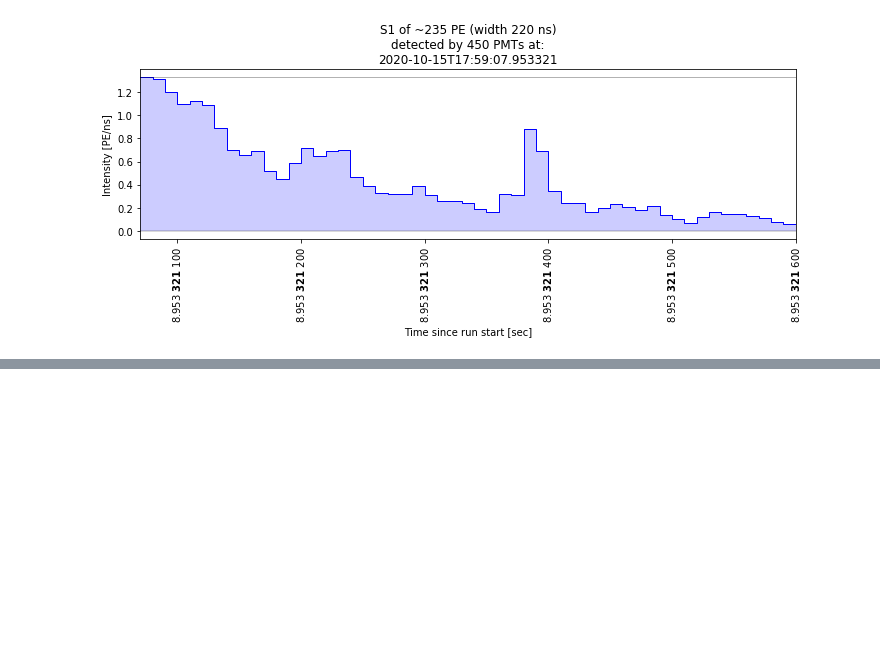
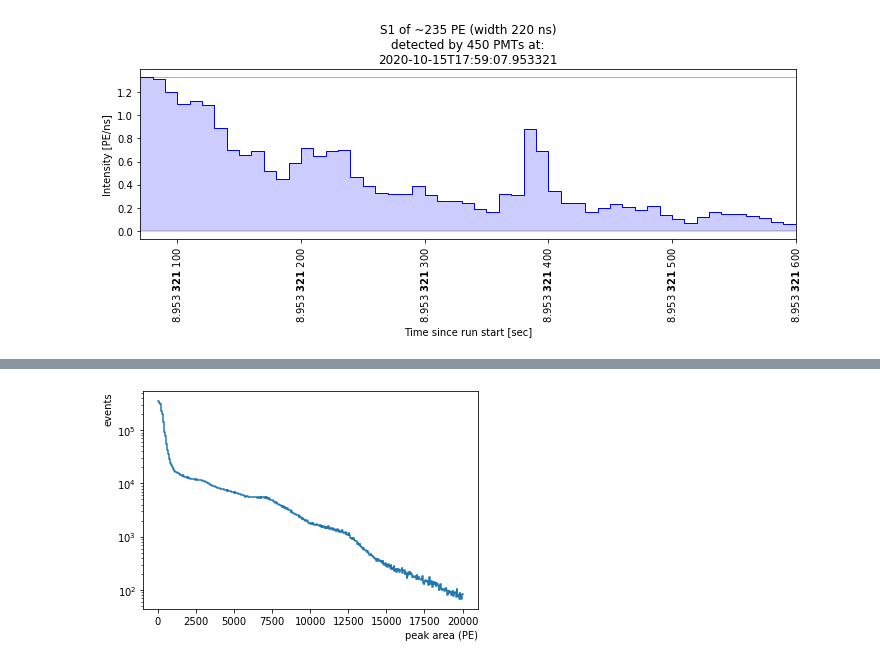
Before and after one commit to valerioda/xenon-note, a Jupyter notebook: fast_response_analysis/firstdata-nT.ipynb, the cells around one changed output, grey strips where cells are left out. Drawn from its saved outputs; the diff is of its cells as text; code cells hidden in the pictures; blank space fills up the shorter version.

Commit message:
first data XENONnT

```diff
--- a/fast_response_analysis/firstdata-nT.ipynb
+++ b/fast_response_analysis/firstdata-nT.ipynb
@@ -143 +143,11 @@ plot_some_peaks(selected_peaks3, max_plots = 5, randomize = 1)
+# %%
+from multihist import Hist1d, Histdd
+p_area = Hist1d(data['area'], bins=(np.linspace(50, 20000, 500)))
+p_area.plot()
+plt.xlabel("peak area (PE)", ha='right', x=1)
+plt.ylabel("events", ha='right', y=1)
+#plt.xscale('log')
+plt.yscale('log')
+# %% [output]
+[figure, added]
 # %%
```
Also changed, not shown: parts of 2 cells of this notebook.
